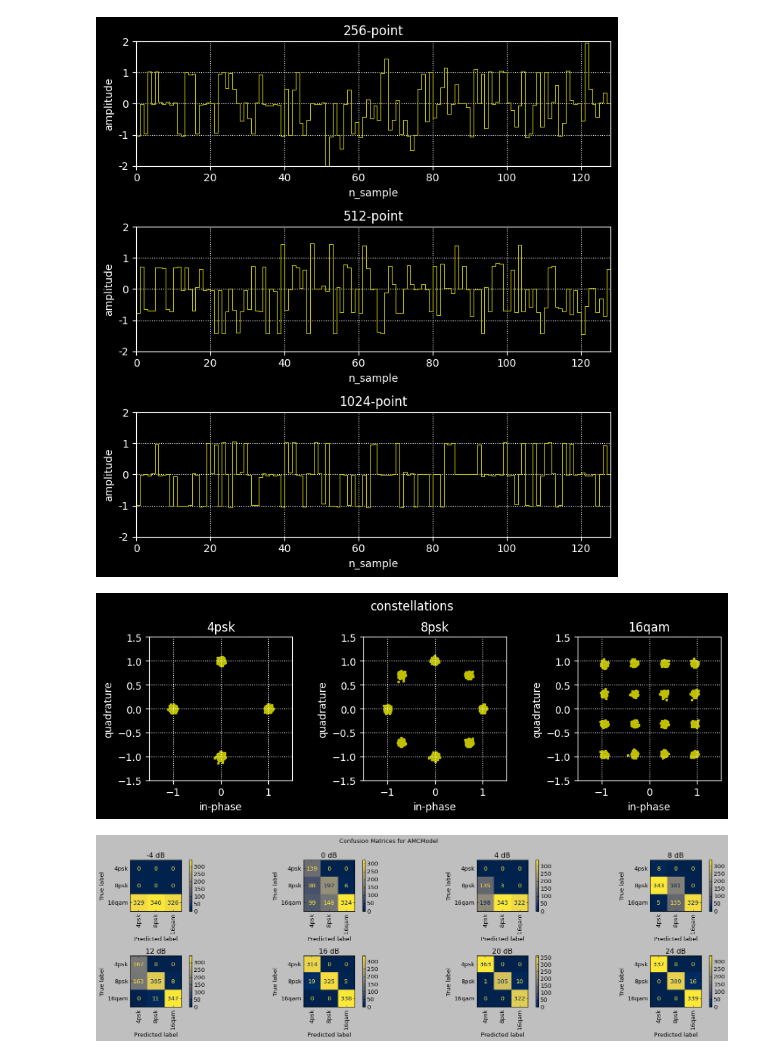
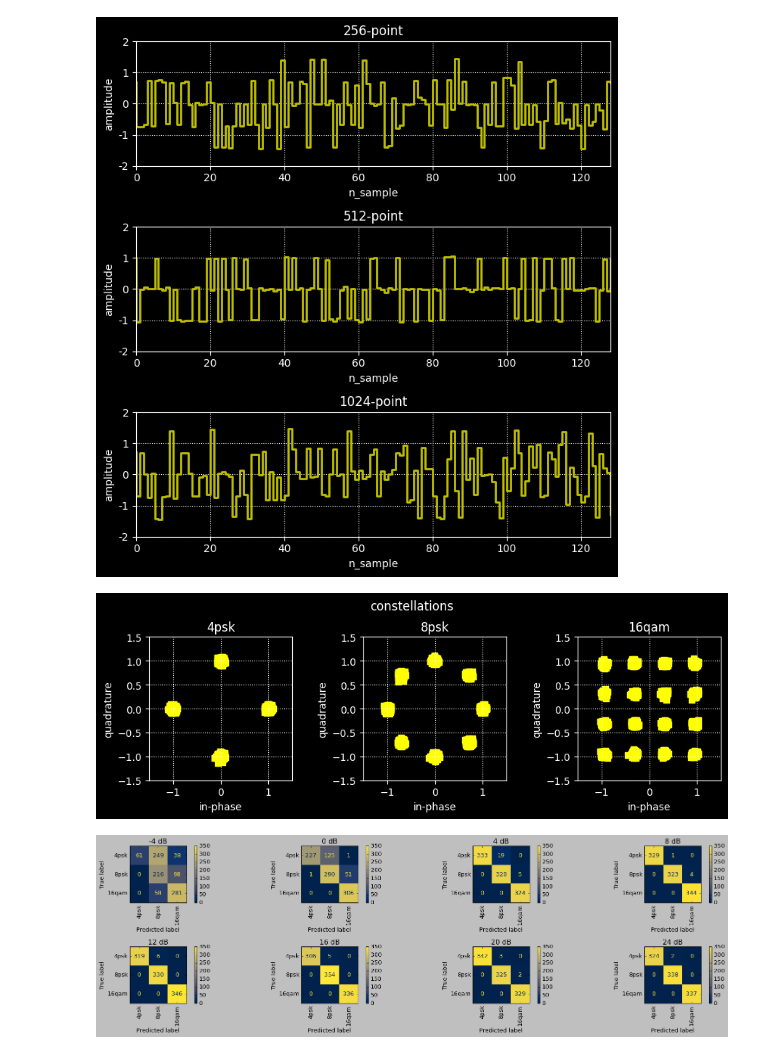
Before and after one commit to gokhanntosun/ofdm-amc, a Jupyter notebook: notebook.ipynb, the cells around one changed output. Saved outputs shown, nothing was run; the diff lists cells and outputs as text; code cells hidden in the pictures.

```diff
--- a/notebook.ipynb
+++ b/notebook.ipynb
@@ -9,6 +9,7 @@ from comm.OFDM import OFDM
 
 BASE = '/Users/gtosun/Documents/vsc_workspace/ofdm-amc/data/data_lib/train/24db'
 plt.style.use(style='dark_background')
+# plt.style.use(style='classic')
 
 xpaths, ypaths = [], [],
 for root, _, files in os.walk(BASE):
@@ -27,7 +28,7 @@ for xp, yp in zip(sorted(xpaths), sorted(ypaths)):
     d[f'{m}{mod}'][size]['x'] = np.load(xp)
     d[f'{m}{mod}'][size]['y'] = np.load(yp)
 
-frame = d['4psk']['1024point']['x'][:, :, 998]
+frame = d['4psk']['512point']['x'][:, :, 998]
 windows = [256, 512, 1024]
 
 filter_bank = [OFDM(n_carriers=n) for n in windows]
@@ -38,7 +39,7 @@ YLIM = 2
 nrows, ncols = len(t_signals), 1
 fig, axs  = plt.subplots(nrows, ncols)
 for ax, t, w in zip(axs, t_signals, windows):
-    ax.step(range(len(t[0,:])), t[0,:], "y", linewidth=0.75)
+    ax.step(range(len(t[0,:])), t[0,:], "y", linewidth=2)
     ax.set_xlim(left=0, right=128)
     ax.set_xlabel("n_sample")
     ax.set_ylim(bottom=-YLIM, top=YLIM)
@@ -52,8 +53,12 @@ for ax, t, w in zip(axs, t_signals, windows):
 
 fig.set_size_inches(ncols * 7, nrows * 2.5)
 fig.tight_layout()
+
+
+filepath = "/Users/gtosun/Documents/vsc_workspace/ofdm-amc/test/filterbank-output"
+# fig.savefig(filepath, bbox_inches="tight")
 # %% [output]
-[figure, old version]
+[figure, new version]
 # %%
 # plot constellations from dataset
 import os
@@ -107,7 +112,7 @@ for k, ax in zip(d.keys(), axs):
         _, idx = torch.max(torch.squeeze(torch.Tensor(d[k]['y'][0])), 0)
 
         ax.set_title(label_dict[idx.item()])
-        ax.scatter(xi, xq, marker='s', s=0.75, c='y')
+        ax.scatter(xi, xq, marker='s', c='yellow')
         ax.set_xlim(left=-1.5, right=1.5)
         ax.set_xlabel("in-phase")
         ax.set_ylim(bottom=-1.5, top=1.5)
@@ -119,8 +124,11 @@ for k, ax in zip(d.keys(), axs):
 fig.set_size_inches(w=ncols * 3, h=nrows * 3)
 fig.suptitle('constellations')
 fig.tight_layout()
+
+filepath = "/Users/gtosun/Documents/vsc_workspace/ofdm-amc/test/constellations"
+# fig.savefig(filepath, bbox_inches="tight")
 # %% [output]
-[figure, old version]
+[figure, new version]
 # %%
 # try torch.stft and torch.istft here
 import torch
@@ -376,38 +315,39 @@ from datetime import datetime as dt
 import numpy as np
 from sklearn.metrics import ConfusionMatrixDisplay
 import matplotlib.pyplot as plt
 plt.style.use("classic")
 
-STATS_PATH = "/Users/gtosun/Documents/vsc_workspace/ofdm-amc/test/stats__AMCModelBaseline__20230610.json"
-STATS_PATH = "/Users/gtosun/Documents/vsc_workspace/ofdm-amc/test/stats__AMCModel__20230610.json"
+STATS_PATH = "/Users/gtosun/Documents/vsc_workspace/ofdm-amc/test/stats__AMCModelBaseline__20231226.json"
+STATS_PATH = "/Users/gtosun/Documents/vsc_workspace/ofdm-amc/test/stats__AMCModel__20231226.json"
 MODEL_TYPE = STATS_PATH.split("/")[-1].split("__")[1]
 WRITE_DIR = "/Users/gtosun/Documents/vsc_workspace/ofdm-amc/test"
 with open(file=STATS_PATH, mode="r") as f:
     model_stats = json.load(f)
 
 cm = dict()
 for k in model_stats["train"].keys():
-    cm[k] = np.array(model_stats["train"][k]["conf_matrix"])
+    cm[k] = np.array(model_stats["train"][k]["conf_matrix"]).T
 
 item_cnt = len(cm.keys())
 nrows = 2
 ncols = (item_cnt+1) // nrows
 
 fig, axs = plt.subplots(nrows, ncols)
 for snr_str, ax in zip(cm.keys(), axs.flatten()):
-    ConfusionMatrixDisplay(
+    disp = ConfusionMatrixDisplay(
         cm[snr_str],
         display_labels=["4psk", "8psk", "16qam"]
         ).plot(ax=ax, cmap="cividis", xticks_rotation="vertical")
+    disp.ax_.get_images()[0].set_clim(0, 350)
     ax.set_title(f"{snr_str} dB")
     ax.margins(0)
 
-fig.suptitle(f"Confusion Matrices for {MODEL_TYPE}")
+# fig.suptitle(f"Confusion Matrices for {MODEL_TYPE}")
 fig.set_size_inches(ncols * 5, nrows * 3)
 fig.tight_layout()
 
 date = dt.today().strftime("%Y%m%d")
-filepath = f"{WRITE_DIR}/cmatrix__{MODEL_TYPE}__{date}"
-fig.savefig(filepath)
+filepath = f"{WRITE_DIR}/cmatrix__{MODEL_TYPE}__{date}_1"
+# fig.savefig(filepath, bbox_inches='tight')
 # %% [output]
-[figure, old version]
+[figure, new version]
```
Also changed, not shown: parts of 7 cells of this notebook.
